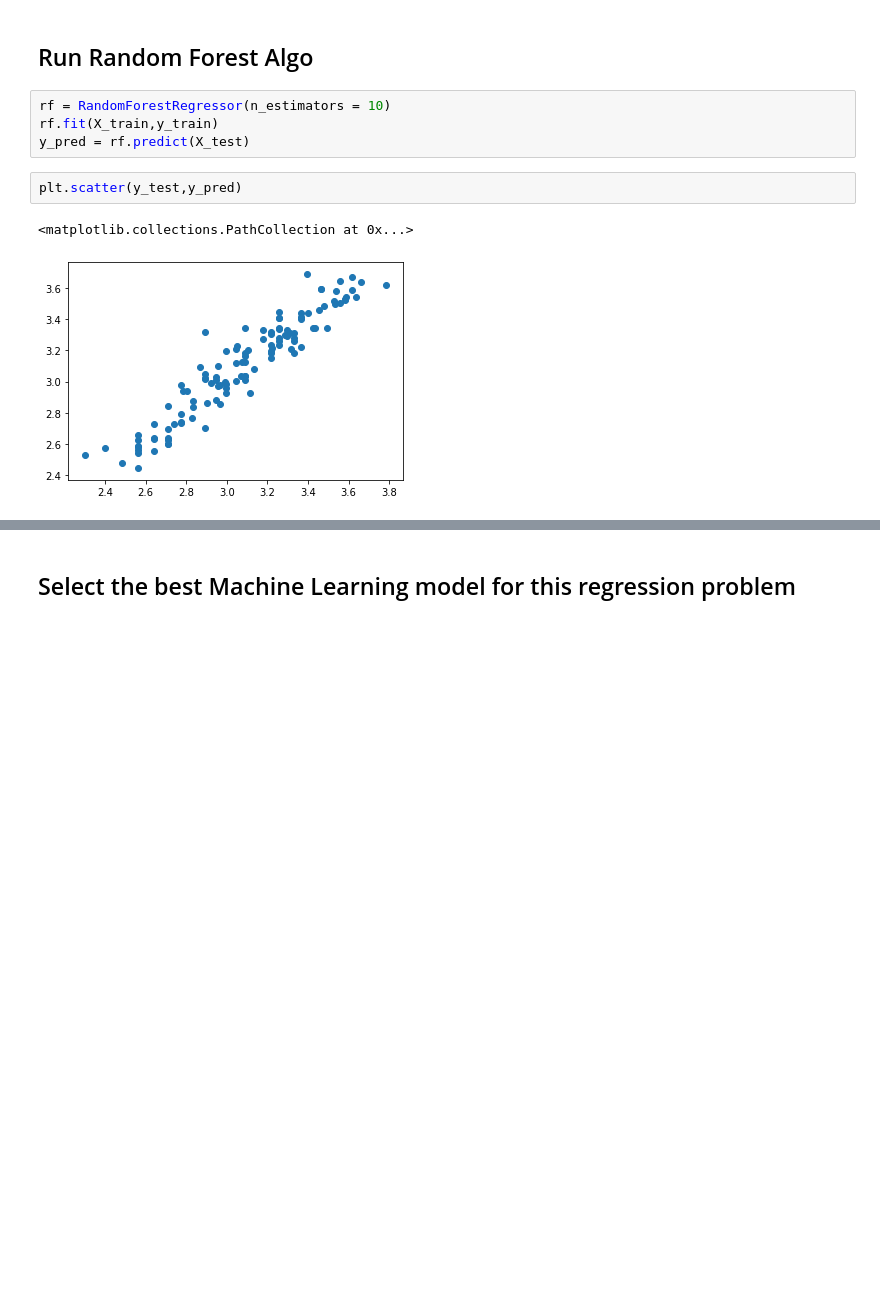
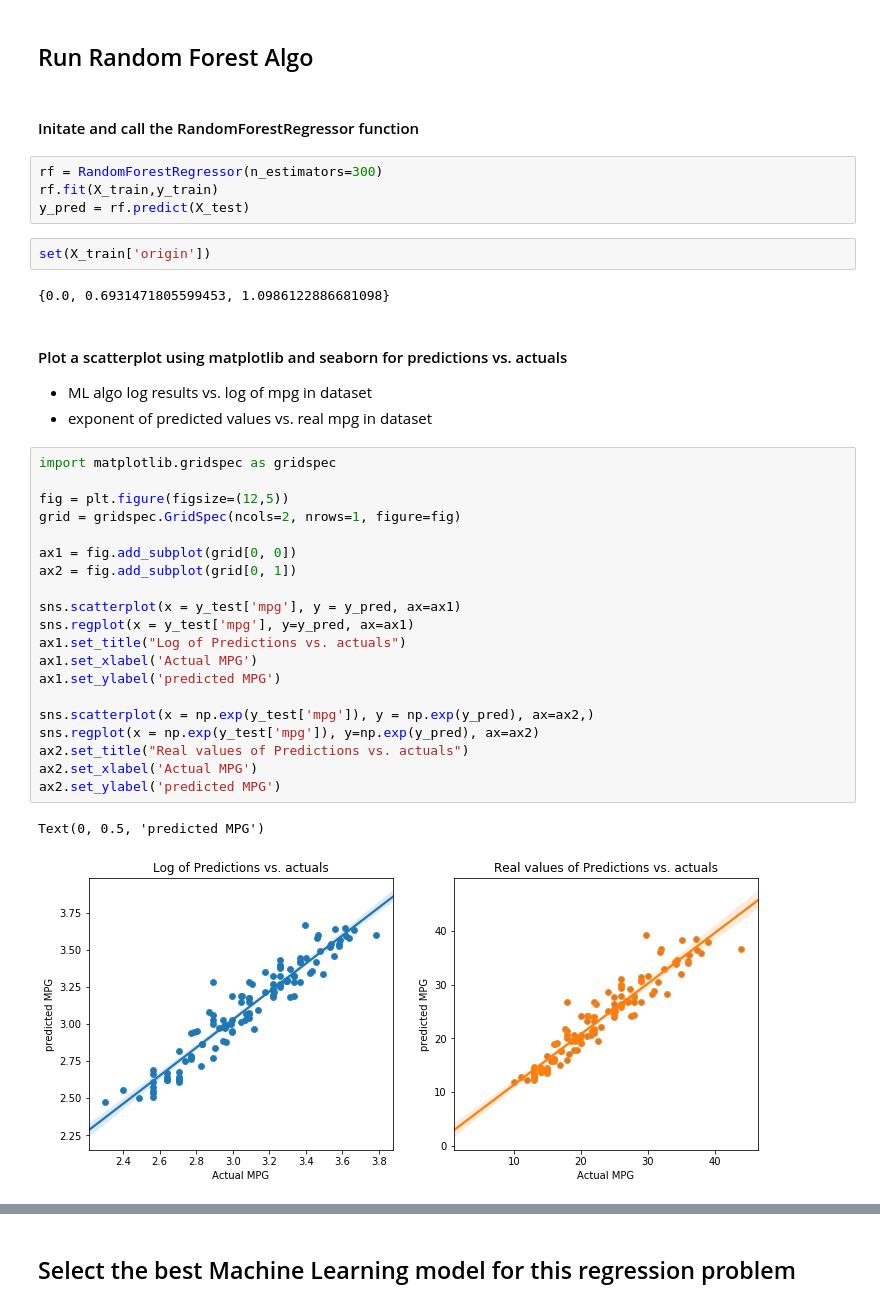
Before and after one commit to groverj2/milespergallon, a Jupyter notebook: auto-mpg1.ipynb, the cells around one changed output, grey strips where cells are left out. Drawn from its saved outputs; the diff is of its cells as text; blank space fills up the shorter version.

```diff
--- a/auto-mpg1.ipynb
+++ b/auto-mpg1.ipynb
@@ -246,15 +292,43 @@ display(y_train.head(2))
 | 17 | 3.044522 |
 # %% [markdown]
 ## Run Random Forest Algo
+# %% [markdown]
+#### Initate and call the RandomForestRegressor function
 # %%
-rf = RandomForestRegressor(n_estimators = 10)
+rf = RandomForestRegressor(n_estimators=300)
 rf.fit(X_train,y_train)
 y_pred = rf.predict(X_test)
-# %%
-plt.scatter(y_test,y_pred)
-# %% [output]
-<matplotlib.collections.PathCollection at 0x...>
-[figure, removed]
+# %%
+set(X_train['origin'])
+# %% [output]
+{0.0, 0.6931471805599453, 1.0986122886681098}
+# %% [markdown]
+#### Plot a scatterplot using matplotlib and seaborn for predictions vs. actuals
+- ML algo log results vs. log of mpg in dataset
+- exponent of predicted values vs. real mpg in dataset
+# %%
+import matplotlib.gridspec as gridspec
+
+fig = plt.figure(figsize=(12,5))
+grid = gridspec.GridSpec(ncols=2, nrows=1, figure=fig)
+
+ax1 = fig.add_subplot(grid[0, 0])
+ax2 = fig.add_subplot(grid[0, 1])
+
+sns.scatterplot(x = y_test['mpg'], y = y_pred, ax=ax1)
+sns.regplot(x = y_test['mpg'], y=y_pred, ax=ax1)
+ax1.set_title("Log of Predictions vs. actuals")
+ax1.set_xlabel('Actual MPG')
+ax1.set_ylabel('predicted MPG')
+
+sns.scatterplot(x = np.exp(y_test['mpg']), y = np.exp(y_pred), ax=ax2,)
+sns.regplot(x = np.exp(y_test['mpg']), y=np.exp(y_pred), ax=ax2)
+ax2.set_title("Real values of Predictions vs. actuals")
+ax2.set_xlabel('Actual MPG')
+ax2.set_ylabel('predicted MPG')
+# %% [output]
+Text(0, 0.5, 'predicted MPG')
+[figure, added]
 # %%
 print('MAE:', metrics.mean_absolute_error(y_test, y_pred))
 print('MSE:', metrics.mean_squared_error(y_test, y_pred))
```
Also changed, not shown: parts of 14 cells of this notebook, 3 other files.
